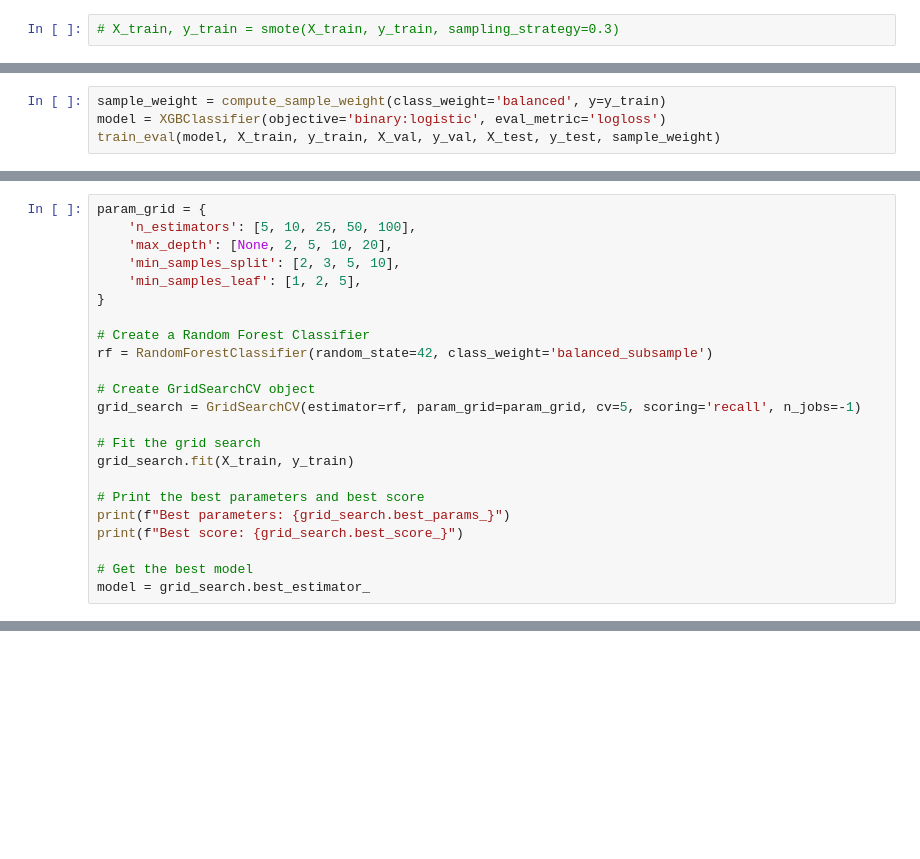
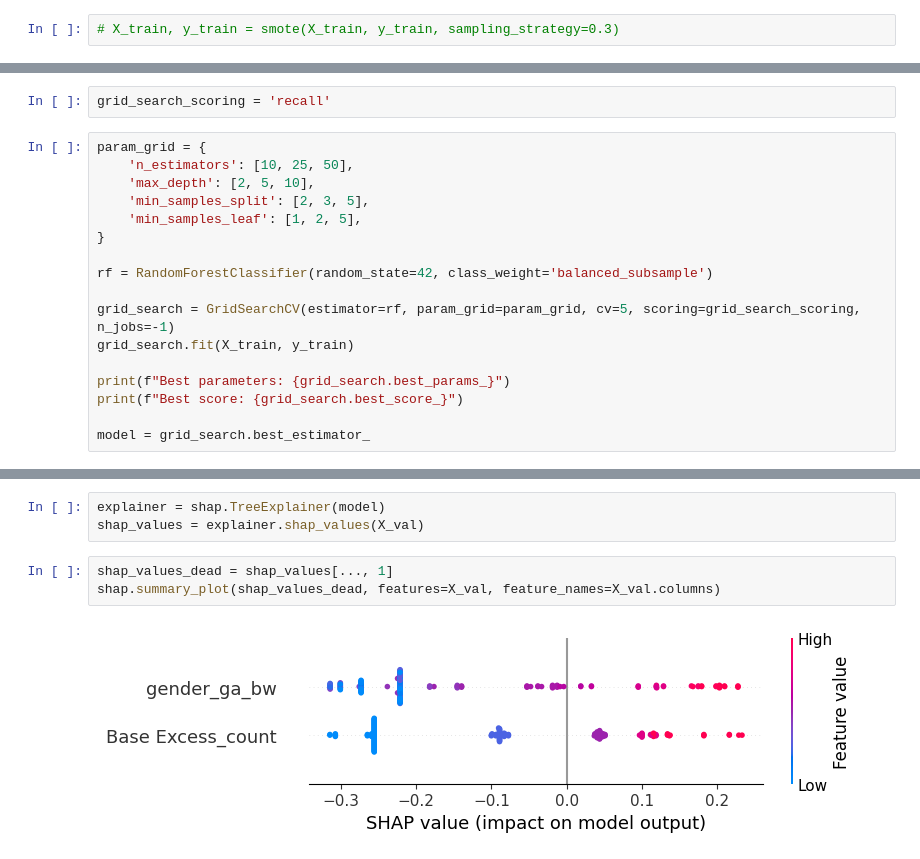
Before and after one commit to irith-kat/NICU-MP, a Jupyter notebook: modeling.ipynb, the cells around one changed output, grey strips where cells are left out. Cells and saved outputs as stored; diff of their text form; blank space fills up the shorter version.

Commit message:
crib2 exact scores

```diff
--- a/modeling.ipynb
+++ b/modeling.ipynb
@@ -288,4 +431,0 @@ weighted avg       0.95      0.86      0.90       340
-# %%
-sample_weight = compute_sample_weight(class_weight='balanced', y=y_train)
-model = XGBClassifier(objective='binary:logistic', eval_metric='logloss')
-train_eval(model, X_train, y_train, X_val, y_val, X_test, y_test, sample_weight)
@@ -310,25 +432,21 @@ weighted avg       0.93      0.94      0.94       340
+# %%
+grid_search_scoring = 'recall'
 # %%
 param_grid = {
-    'n_estimators': [5, 10, 25, 50, 100],
-    'max_depth': [None, 2, 5, 10, 20],
-    'min_samples_split': [2, 3, 5, 10],
+    'n_estimators': [10, 25, 50],
+    'max_depth': [2, 5, 10],
+    'min_samples_split': [2, 3, 5],
     'min_samples_leaf': [1, 2, 5],
 }
 
-# Create a Random Forest Classifier
 rf = RandomForestClassifier(random_state=42, class_weight='balanced_subsample')
 
-# Create GridSearchCV object
-grid_search = GridSearchCV(estimator=rf, param_grid=param_grid, cv=5, scoring='recall', n_jobs=-1)
-
-# Fit the grid search
+grid_search = GridSearchCV(estimator=rf, param_grid=param_grid, cv=5, scoring=grid_search_scoring, n_jobs=-1)
 grid_search.fit(X_train, y_train)
 
-# Print the best parameters and best score
 print(f"Best parameters: {grid_search.best_params_}")
 print(f"Best score: {grid_search.best_score_}")
 
-# Get the best model
 model = grid_search.best_estimator_
 # %% [output]
 Best parameters: {'max_depth': 2, 'min_samples_leaf': 1, 'min_samples_split': 2, 'n_estimators': 50}
@@ -355,0 +474,8 @@ weighted avg       0.95      0.87      0.90       340
+# %%
+explainer = shap.TreeExplainer(model)
+shap_values = explainer.shap_values(X_val)
+# %%
+shap_values_dead = shap_values[..., 1]
+shap.summary_plot(shap_values_dead, features=X_val, feature_names=X_val.columns)
+# %% [output]
+[figure, added]
```
Also changed, not shown: parts of 25 cells of this notebook.
